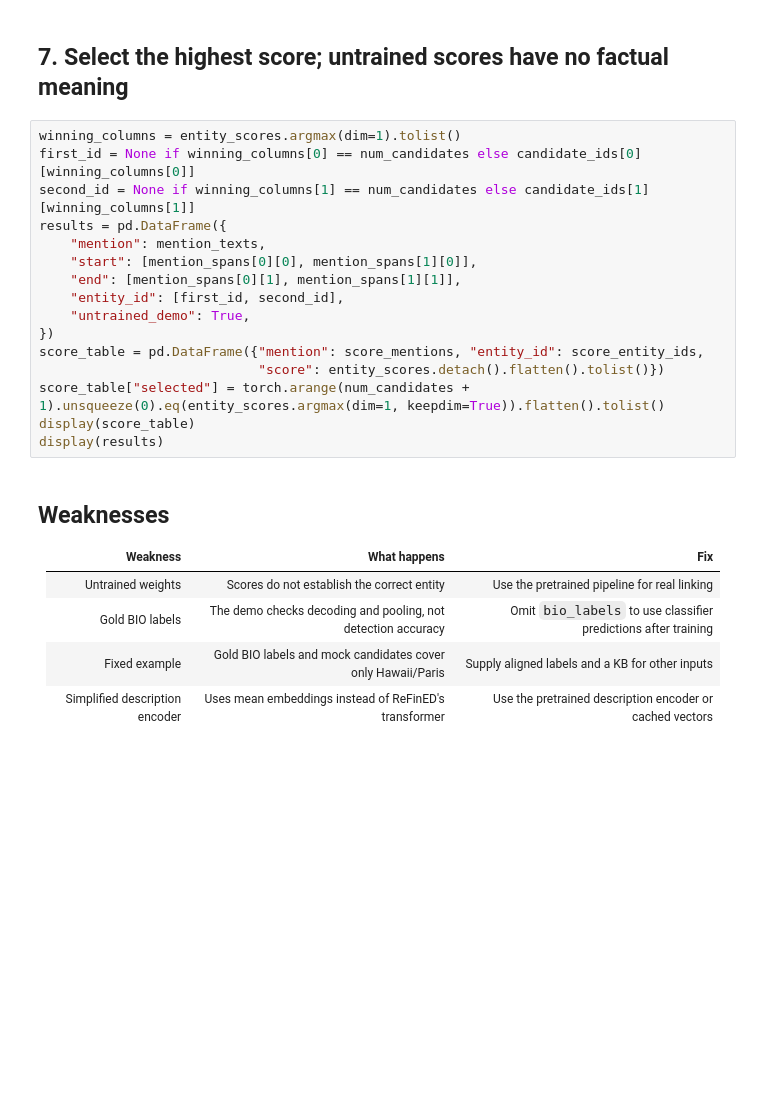
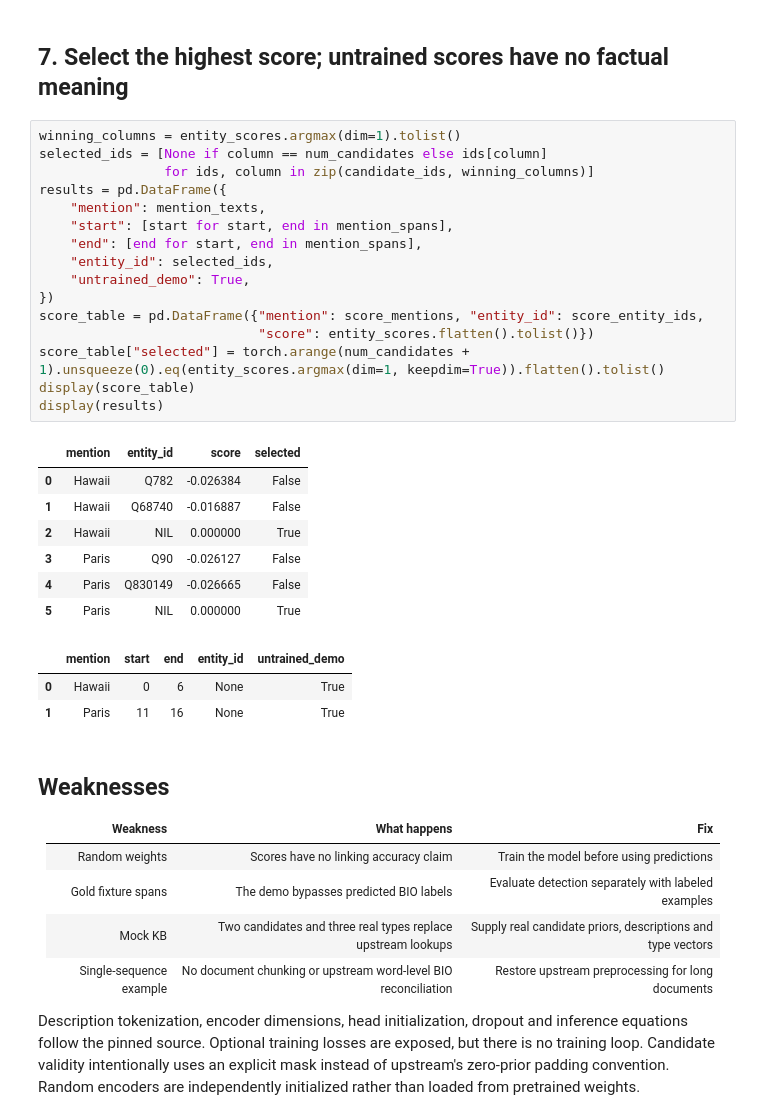
Before and after one commit to WeerayutBu/learning-llm-components, a Jupyter notebook: inf_entity_linking/models.ipynb, the cells around one changed output. Cells and saved outputs as stored; diff of their text form; blank space fills up the shorter version.

Commit message:
update demo

```diff
--- a/inf_entity_linking/models.ipynb
+++ b/inf_entity_linking/models.ipynb
@@ -332,26 +378,39 @@ assert entity_scores.shape == (num_mentions, num_candidates + 1)
 ## 7. Select the highest score; untrained scores have no factual meaning
 # %%
 winning_columns = entity_scores.argmax(dim=1).tolist()
-first_id = None if winning_columns[0] == num_candidates else candidate_ids[0][winning_columns[0]]
-second_id = None if winning_columns[1] == num_candidates else candidate_ids[1][winning_columns[1]]
+selected_ids = [None if column == num_candidates else ids[column]
+                for ids, column in zip(candidate_ids, winning_columns)]
 results = pd.DataFrame({
     "mention": mention_texts,
-    "start": [mention_spans[0][0], mention_spans[1][0]],
-    "end": [mention_spans[0][1], mention_spans[1][1]],
-    "entity_id": [first_id, second_id],
+    "start": [start for start, end in mention_spans],
+    "end": [end for start, end in mention_spans],
+    "entity_id": selected_ids,
     "untrained_demo": True,
 })
 score_table = pd.DataFrame({"mention": score_mentions, "entity_id": score_entity_ids,
-                            "score": entity_scores.detach().flatten().tolist()})
+                            "score": entity_scores.flatten().tolist()})
 score_table["selected"] = torch.arange(num_candidates + 1).unsqueeze(0).eq(entity_scores.argmax(dim=1, keepdim=True)).flatten().tolist()
 display(score_table)
 display(results)
+# %% [output]
+|  | mention | entity_id | score | selected |
+| 0 | Hawaii | Q782 | -0.026384 | False |
+| 1 | Hawaii | Q68740 | -0.016887 | False |
+| 2 | Hawaii | NIL | 0.000000 | True |
+| 3 | Paris | Q90 | -0.026127 | False |
+| 4 | Paris | Q830149 | -0.026665 | False |
+| 5 | Paris | NIL | 0.000000 | True |
+|  | mention | start | end | entity_id | untrained_demo |
+| 0 | Hawaii | 0 | 6 | None | True |
+| 1 | Paris | 11 | 16 | None | True |
 # %% [markdown]
 ## Weaknesses
 
 | Weakness | What happens | Fix |
 |---|---|---|
-| Untrained weights | Scores do not establish the correct entity | Use the pretrained pipeline for real linking |
-| Gold BIO labels | The demo checks decoding and pooling, not detection accuracy | Omit `bio_labels` to use classifier predictions after training |
-| Fixed example | Gold BIO labels and mock candidates cover only Hawaii/Paris | Supply aligned labels and a KB for other inputs |
-| Simplified description encoder | Uses mean embeddings instead of ReFinED's transformer | Use the pretrained description encoder or cached vectors |
+| Random weights | Scores have no linking accuracy claim | Train the model before using predictions |
+| Gold fixture spans | The demo bypasses predicted BIO labels | Evaluate detection separately with labeled examples |
+| Mock KB | Two candidates and three real types replace upstream lookups | Supply real candidate priors, descriptions and type vectors |
+| Single-sequence example | No document chunking or upstream word-level BIO reconciliation | Restore upstream preprocessing for long documents |
+
+Description tokenization, encoder dimensions, head initialization, dropout and inference equations follow the pinned source. Optional training losses are exposed, but there is no training loop. Candidate validity intentionally uses an explicit mask instead of upstream's zero-prior padding convention. Random encoders are independently initialized rather than loaded from pretrained weights.
```
Also changed, not shown: parts of 13 cells of this notebook, 4 other files.
